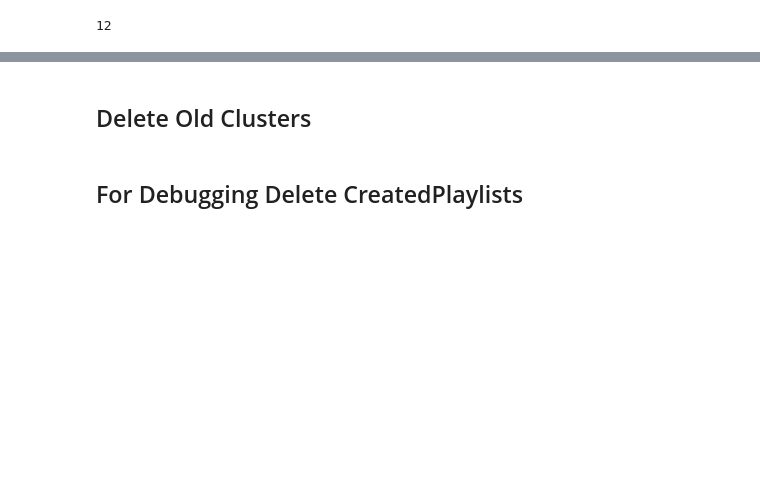
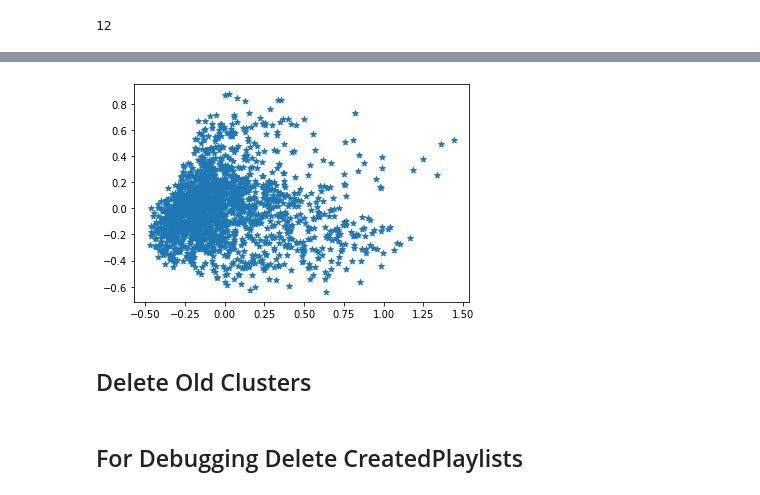
Before and after one commit to TONYRYANWORLDWIDE/SpotifyAPI, a Jupyter notebook: GenrePlaylists.ipynb, the cells around one changed output, grey strips where cells are left out. Cells and saved outputs as stored; diff of their text form; code cells hidden in the pictures; blank space fills up the shorter version.

```diff
--- a/GenrePlaylists.ipynb
+++ b/GenrePlaylists.ipynb
@@ -258,3 +280,28 @@ plot_clusters(audio_2d, km_clusters)
+# %%
+from matplotlib.backends.backend_agg import FigureCanvasAgg as FigureCanvas
+from matplotlib.figure import Figure
+def plot_clusters2(samples, clusters):
+    col_dic = dict(itertools.islice(col_dic_base.items(), n_clusters))
+    mrk_dic = dict(itertools.islice(mrk_dic_base.items(), n_clusters))
+    colors = [col_dic[x] for x in clusters]
+    markers = [mrk_dic[x] for x in clusters]
+    xs = []
+    ys = []
+    c = []
+    m = []
+    for sample in range(len(clusters)):
+        xs.append(samples[sample][0])
+        ys.append(samples[sample][1])
+        c.append(colors[sample])
+        m.append(markers[sample])
+    fig = Figure()
+    axis = fig.add_subplot(1, 1, 1)
+    axis.scatter(xs, ys,marker = '*')
+    return fig
+
+plot_clusters2(audio_2d, km_clusters)
+# %% [output]
+[figure, added]
 # %% [markdown]
 ## Delete Old Clusters
 # %%
```
Also changed, not shown: parts of 6 cells of this notebook, 8 other files.
